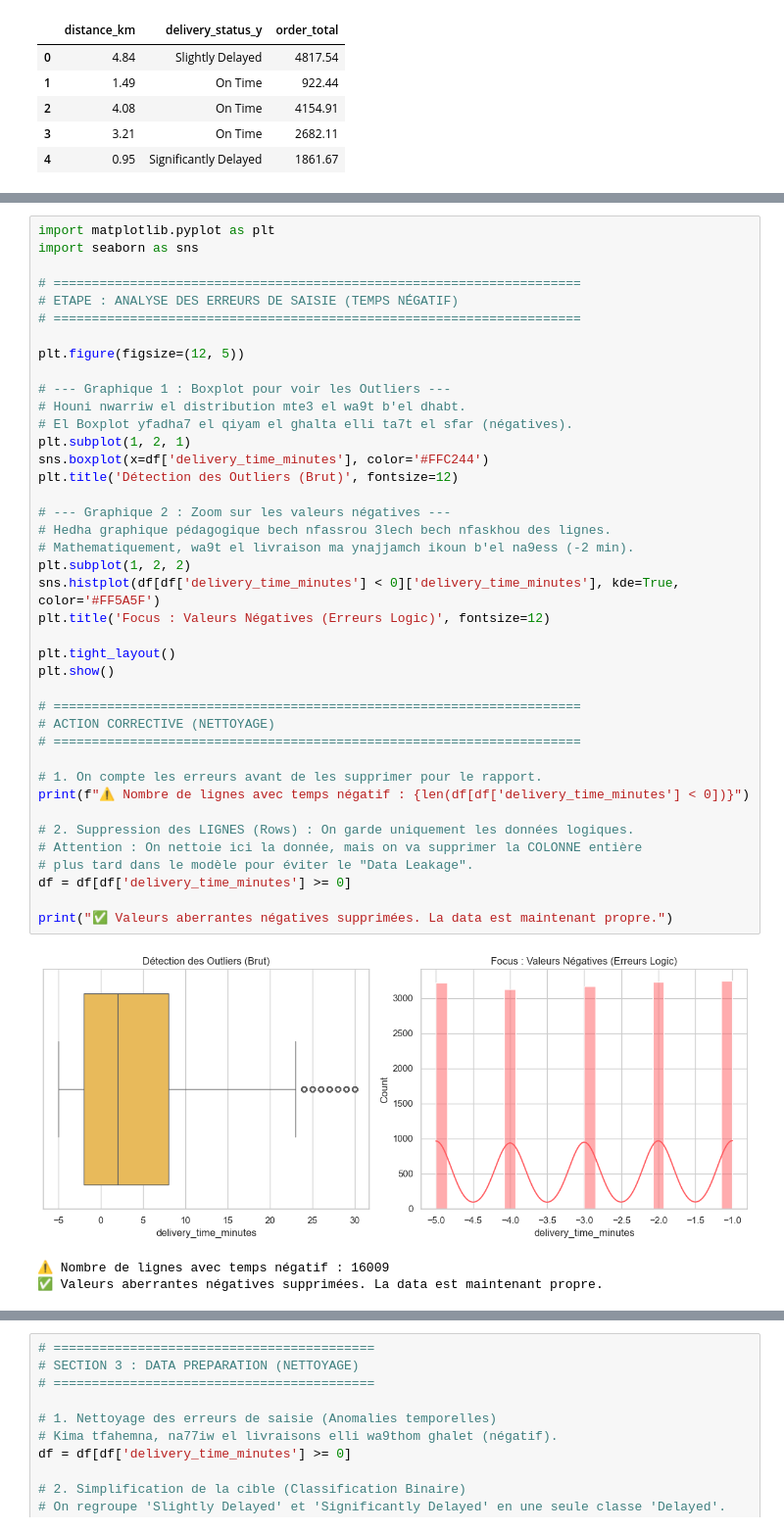
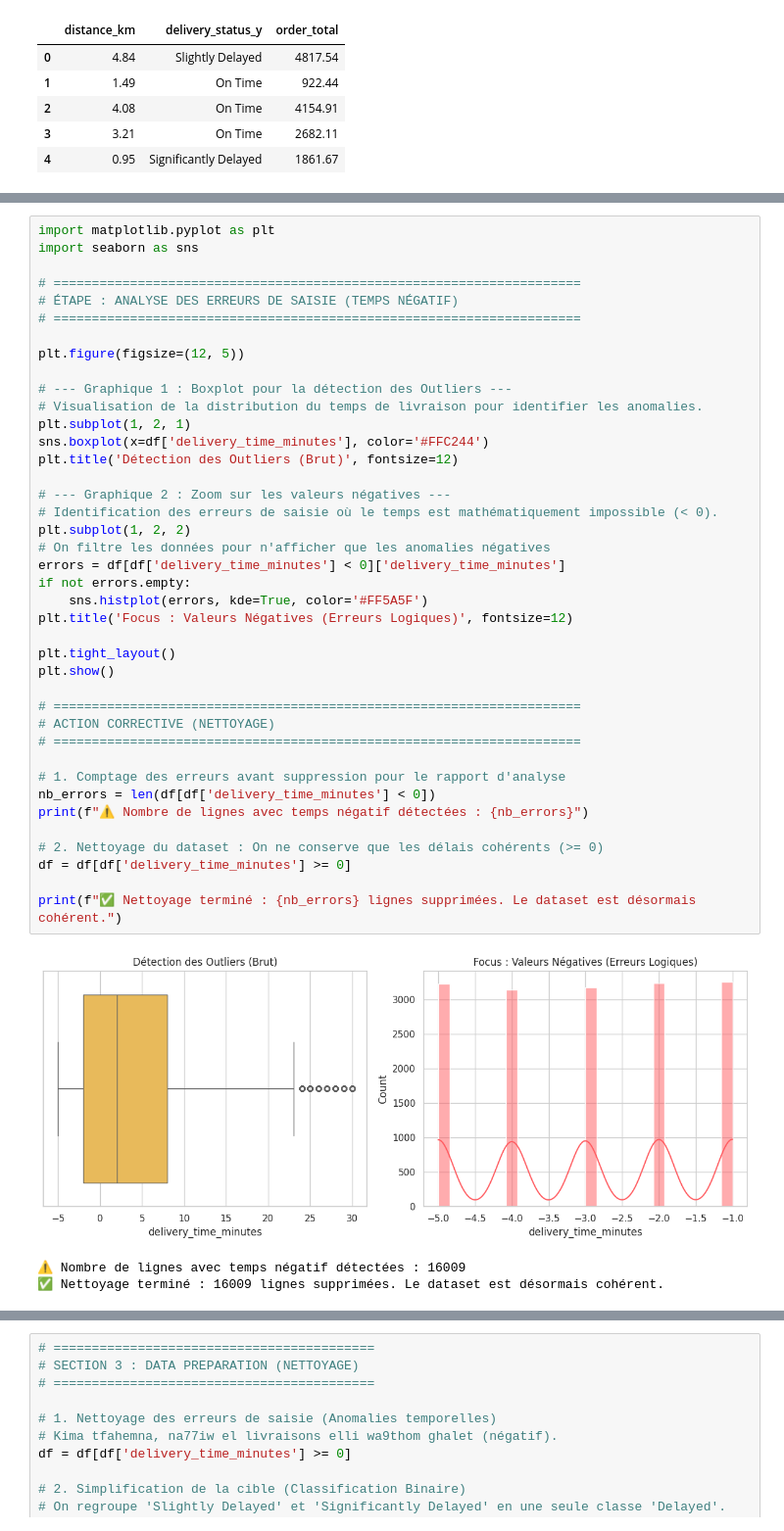
Before and after one commit to jihene-khelifi/GlovoML, a Jupyter notebook: glovofinalResult.ipynb, the cells around one changed output, grey strips where cells are left out. Shown at 98% size. Cells and saved outputs as stored; diff of their text form.

```diff
--- a/glovofinalResult.ipynb
+++ b/glovofinalResult.ipynb
@@ -74,44 +130,44 @@ plt.show()
 # %%
 import matplotlib.pyplot as plt
 import seaborn as sns
 
 # =====================================================================
-# ETAPE : ANALYSE DES ERREURS DE SAISIE (TEMPS NÉGATIF)
+# ÉTAPE : ANALYSE DES ERREURS DE SAISIE (TEMPS NÉGATIF)
 # =====================================================================
 
 plt.figure(figsize=(12, 5))
 
-# --- Graphique 1 : Boxplot pour voir les Outliers ---
-# Houni nwarriw el distribution mte3 el wa9t b'el dhabt.
-# El Boxplot yfadha7 el qiyam el ghalta elli ta7t el sfar (négatives).
+# --- Graphique 1 : Boxplot pour la détection des Outliers ---
+# Visualisation de la distribution du temps de livraison pour identifier les anomalies.
 plt.subplot(1, 2, 1)
 sns.boxplot(x=df['delivery_time_minutes'], color='#FFC244')
 plt.title('Détection des Outliers (Brut)', fontsize=12)
 
 # --- Graphique 2 : Zoom sur les valeurs négatives ---
-# Hedha graphique pédagogique bech nfassrou 3lech bech nfaskhou des lignes.
-# Mathematiquement, wa9t el livraison ma ynajjamch ikoun b'el na9ess (-2 min).
+# Identification des erreurs de saisie où le temps est mathématiquement impossible (< 0).
 plt.subplot(1, 2, 2)
-sns.histplot(df[df['delivery_time_minutes'] < 0]['delivery_time_minutes'], kde=True, color='#FF5A5F')
-plt.title('Focus : Valeurs Négatives (Erreurs Logic)', fontsize=12)
+# On filtre les données pour n'afficher que les anomalies négatives
+errors = df[df['delivery_time_minutes'] < 0]['delivery_time_minutes']
+if not errors.empty:
+    sns.histplot(errors, kde=True, color='#FF5A5F')
+plt.title('Focus : Valeurs Négatives (Erreurs Logiques)', fontsize=12)
 
 plt.tight_layout()
 plt.show()
 
 # =====================================================================
 # ACTION CORRECTIVE (NETTOYAGE)
 # =====================================================================
 
-# 1. On compte les erreurs avant de les supprimer pour le rapport.
-print(f"⚠️ Nombre de lignes avec temps négatif : {len(df[df['delivery_time_minutes'] < 0])}")
+# 1. Comptage des erreurs avant suppression pour le rapport d'analyse
+nb_errors = len(df[df['delivery_time_minutes'] < 0])
+print(f"⚠️ Nombre de lignes avec temps négatif détectées : {nb_errors}")
 
-# 2. Suppression des LIGNES (Rows) : On garde uniquement les données logiques.
-# Attention : On nettoie ici la donnée, mais on va supprimer la COLONNE entière
-# plus tard dans le modèle pour éviter le "Data Leakage".
+# 2. Nettoyage du dataset : On ne conserve que les délais cohérents (>= 0)
 df = df[df['delivery_time_minutes'] >= 0]
 
-print("✅ Valeurs aberrantes négatives supprimées. La data est maintenant propre.")
+print(f"✅ Nettoyage terminé : {nb_errors} lignes supprimées. Le dataset est désormais cohérent.")
 # %% [output]
-[figure, old version]
+[figure, new version]
-⚠️ Nombre de lignes avec temps négatif : 16009
-✅ Valeurs aberrantes négatives supprimées. La data est maintenant propre.
+⚠️ Nombre de lignes avec temps négatif détectées : 16009
+✅ Nettoyage terminé : 16009 lignes supprimées. Le dataset est désormais cohérent.
```
Also changed, not shown: parts of 33 cells of this notebook, 2 other files.
